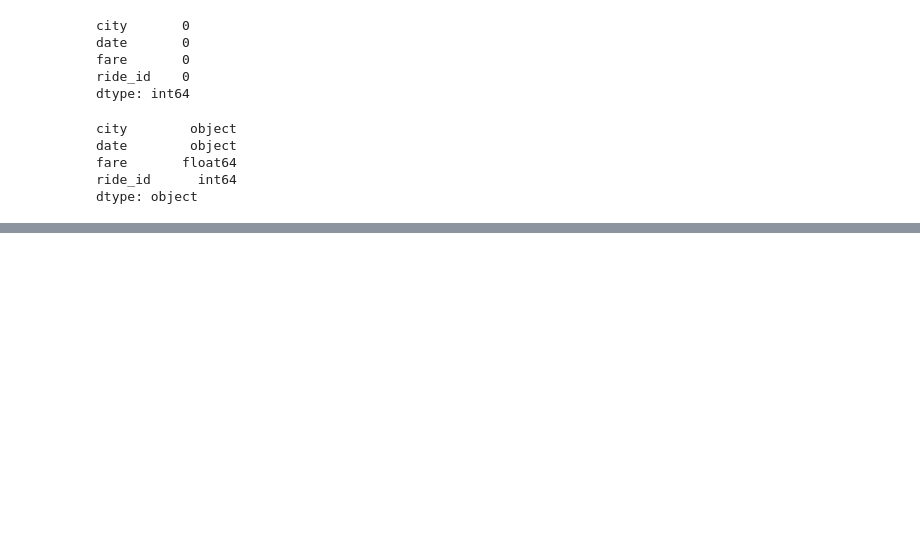
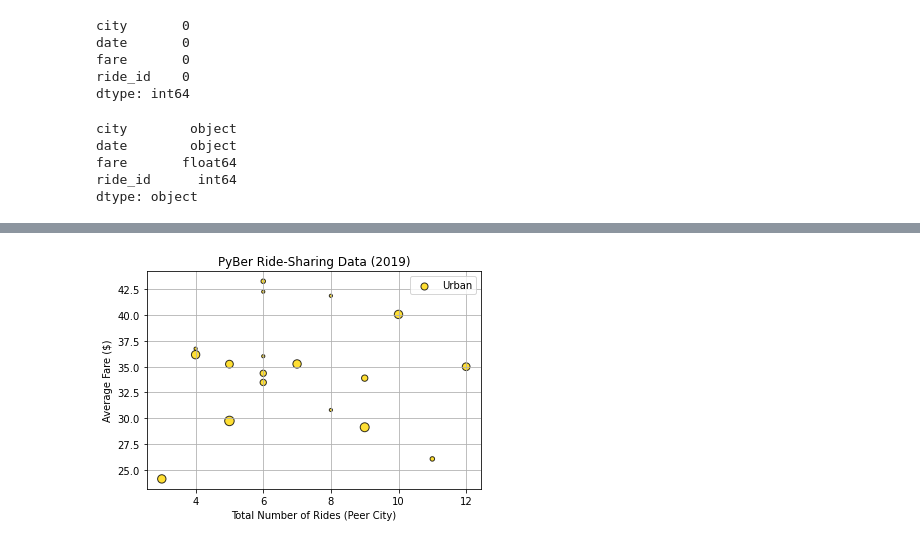
Before and after one commit to jin6621/PyBer_Analysis, a Jupyter notebook: PyBer.ipynb, the cells around one changed output, grey strips where cells are left out. Saved outputs shown, nothing was run; the diff lists cells and outputs as text; code cells hidden in the pictures; blank space fills up the shorter version.

```diff
--- a/PyBer.ipynb
+++ b/PyBer.ipynb
@@ -108,0 +174,11 @@ pyber_data_df.head()
+# %%
+# Build the scatter plots for rural cities.
+plt.scatter(rural_ride_count, rural_avg_fare, s=rural_driver_count*10, edgecolor = "black", linewidth = 1, color = "gold", alpha = 0.8, label = "Urban")
+plt.title("PyBer Ride-Sharing Data (2019)")
+plt.xlabel("Total Number of Rides (Peer City)")
+plt.ylabel("Average Fare ($)")
+plt.grid()
+plt.legend()
+plt.show()
+# %% [output]
+[figure, added]
```
Also changed, not shown: parts of 9 cells of this notebook.
